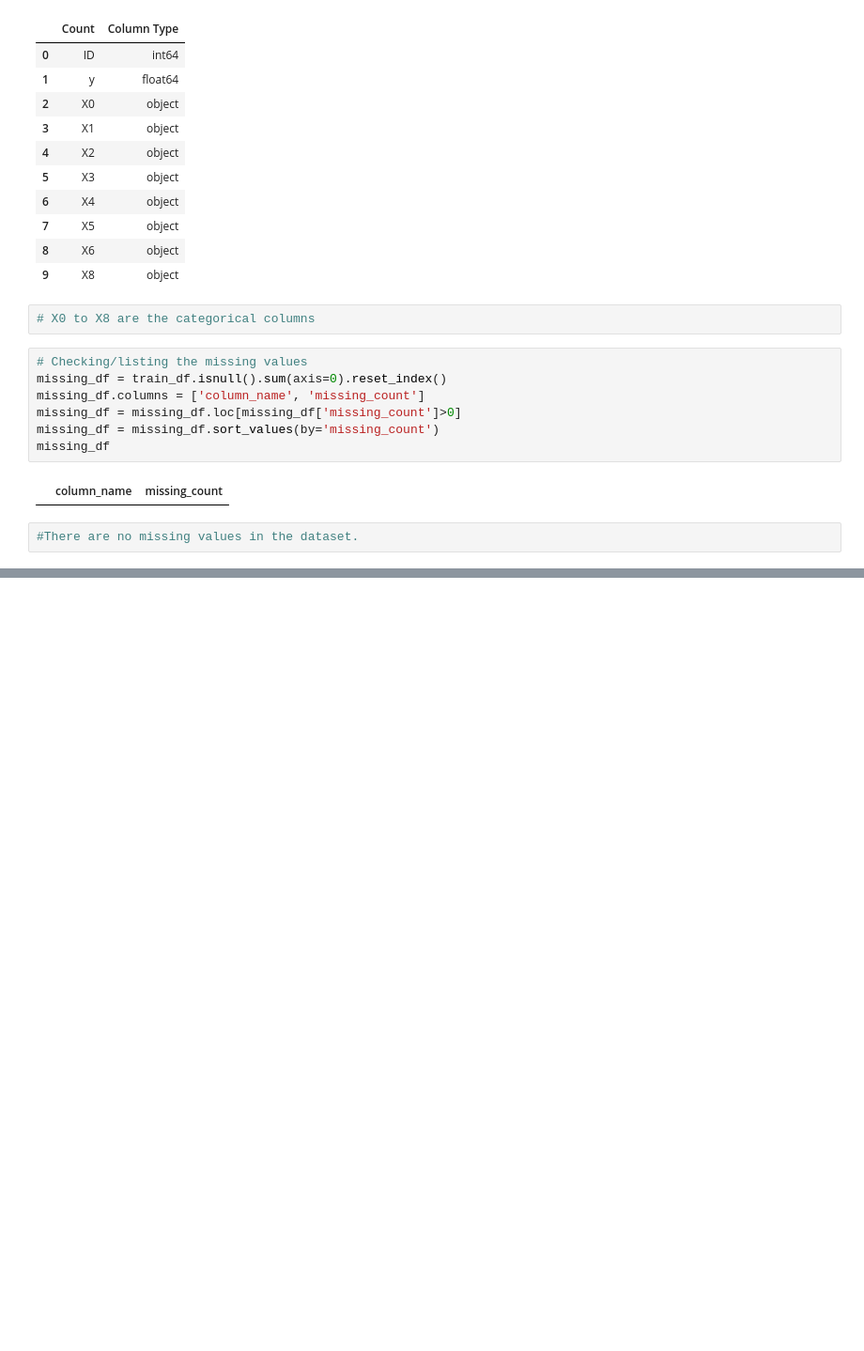
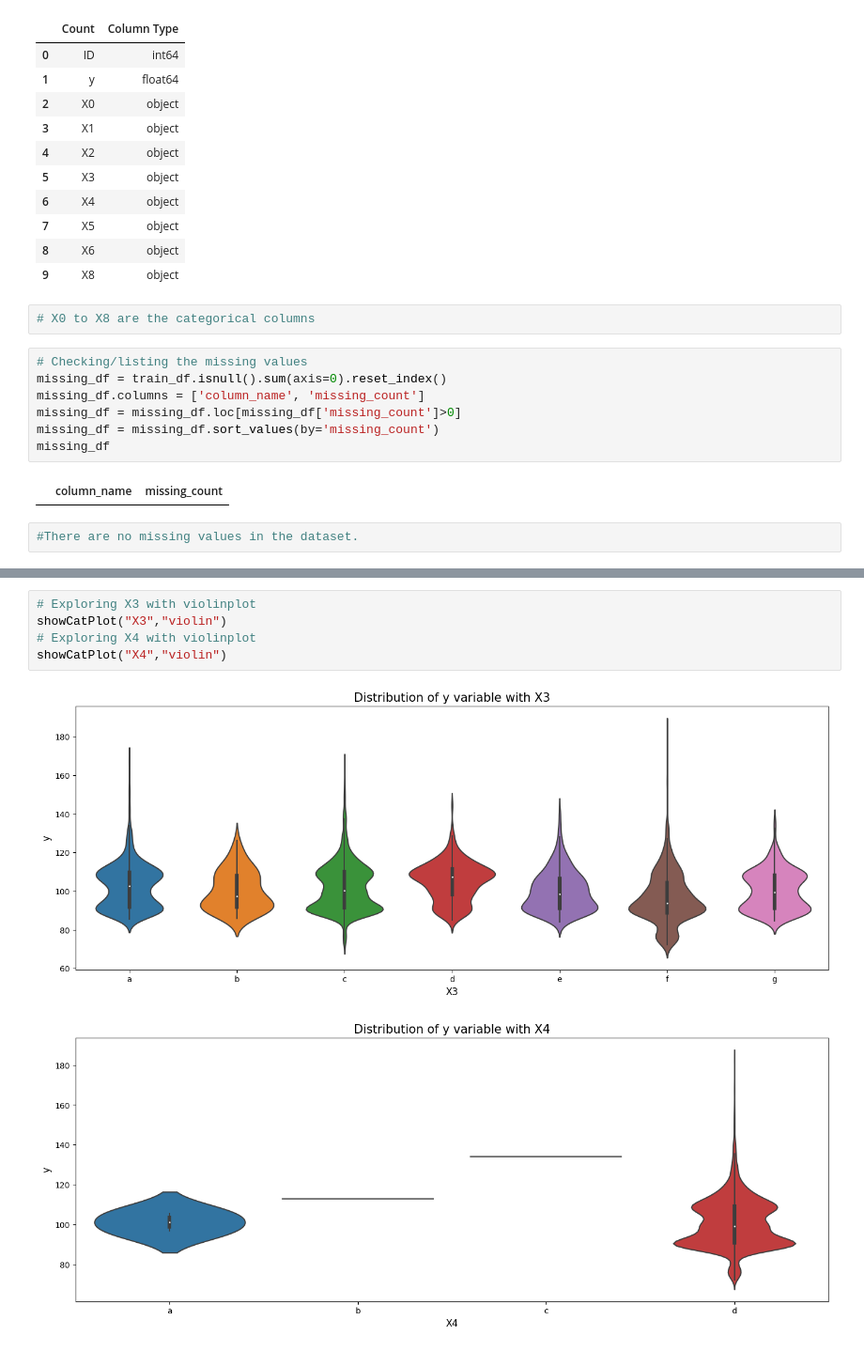
Before and after one commit to mohsensho/machineLearningwithPython, a Jupyter notebook: project-MercedesBenzGreenerManufacturing.ipynb, the cells around one changed output, grey strips where cells are left out. Shown at 94% size. Drawn from its saved outputs; the diff is of its cells as text; blank space fills up the shorter version.

```diff
--- a/project-MercedesBenzGreenerManufacturing.ipynb
+++ b/project-MercedesBenzGreenerManufacturing.ipynb
@@ -118,0 +173,8 @@ missing_df
+# %%
+# Exploring X3 with violinplot
+showCatPlot("X3","violin")
+# Exploring X4 with violinplot
+showCatPlot("X4","violin")
+# %% [output]
+[figure, added]
+[figure, added]
```
Also changed, not shown: parts of 9 cells of this notebook.
